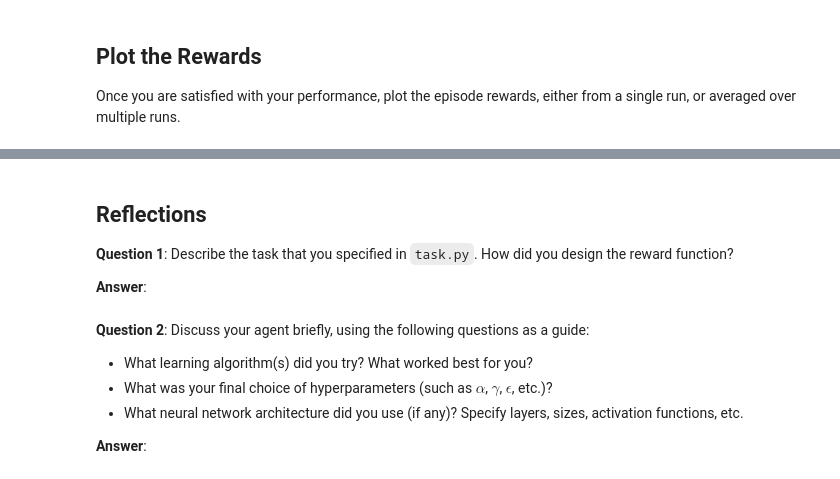
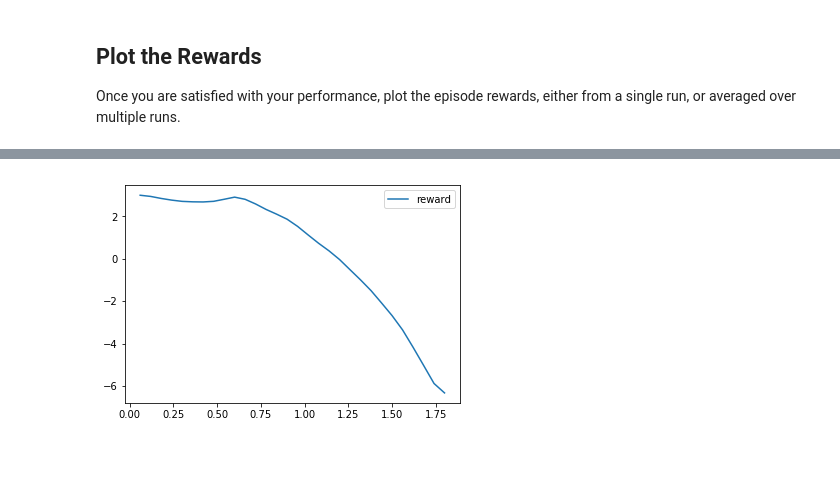
Before and after one commit to Zenardi/deep-learning, a Jupyter notebook: Quadcopter/Quadcopter_Project.ipynb, the cells around one changed output, grey strips where cells are left out. Cells and saved outputs as stored; diff of their text form; code cells hidden in the pictures.

```diff
--- a/Quadcopter/Quadcopter_Project.ipynb
+++ b/Quadcopter/Quadcopter_Project.ipynb
@@ -318,14 +320,22 @@ p1 = df.rolling(window=25).mean().plot(legend=False)
-# %% [markdown]
-## Reflections
-
-**Question 1**: Describe the task that you specified in `task.py`.  How did you design the reward function?
-
-**Answer**:
-# %% [markdown]
-**Question 2**: Discuss your agent briefly, using the following questions as a guide:
-
-- What learning algorithm(s) did you try? What worked best for you?
-- What was your final choice of hyperparameters (such as $\alpha$, $\gamma$, $\epsilon$, etc.)?
-- What neural network architecture did you use (if any)? Specify layers, sizes, activation functions, etc.
-
-**Answer**:
+# %%
+## Render top result
+with open('data/results0.bin', 'rb') as pickleFile:
+    results = pickle.load(pickleFile)
+
+# Sort wrt episode reward
+episodeRewards = [np.sum(r['reward']) for r in results]
+resultIndices = np.argsort(episodeRewards)
+
+# Get top results
+resultIndices = list(reversed(resultIndices))[0:1]
+# %%
+# Plot reward for top result
+for iE, e in enumerate(resultIndices):
+    res = results[e]
+
+    # plot reward
+    plt.plot(res['time'], res['reward'], label='reward')
+    plt.legend()
+    _ = plt.ylim()
+# %% [output]
+[figure, added]
```
Also changed, not shown: parts of 18 cells of this notebook, 45 other files.
